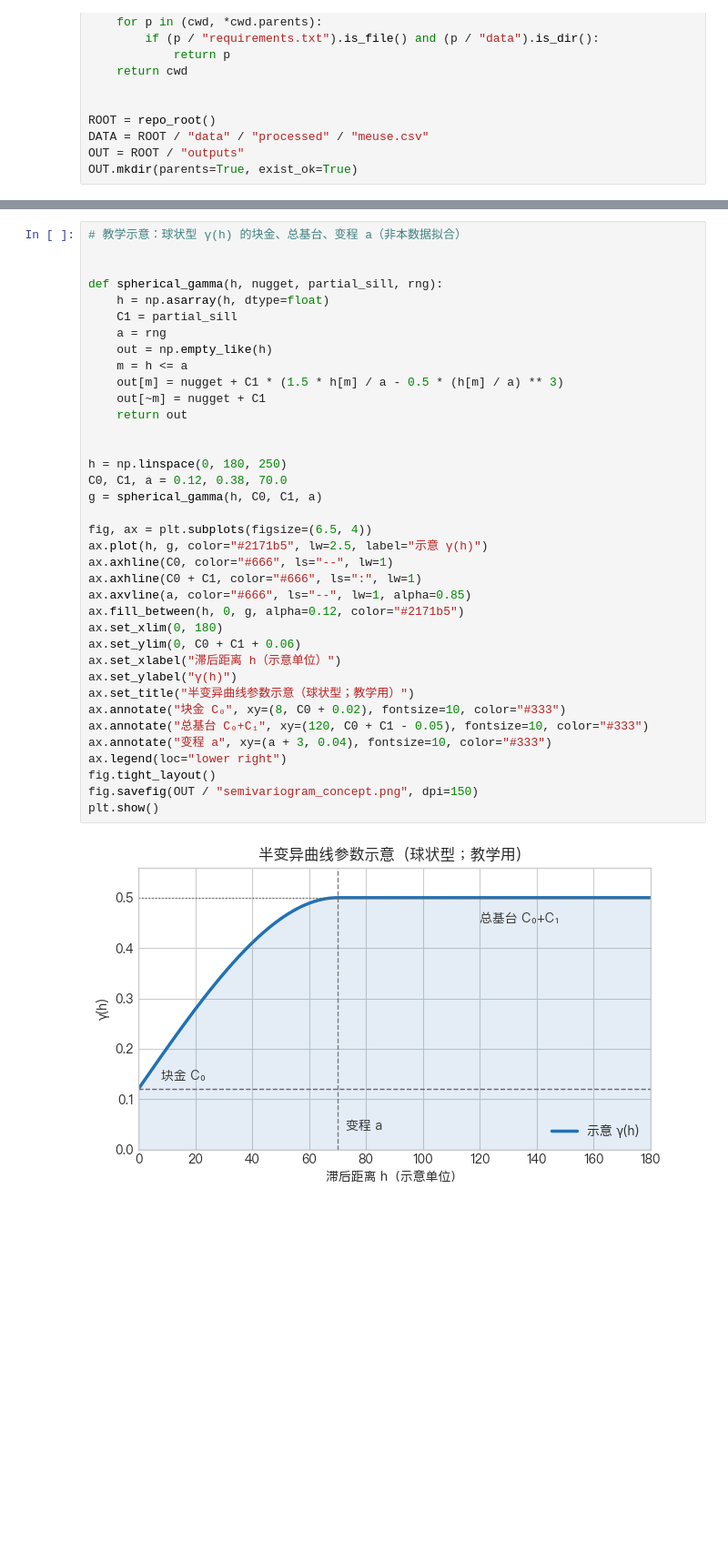
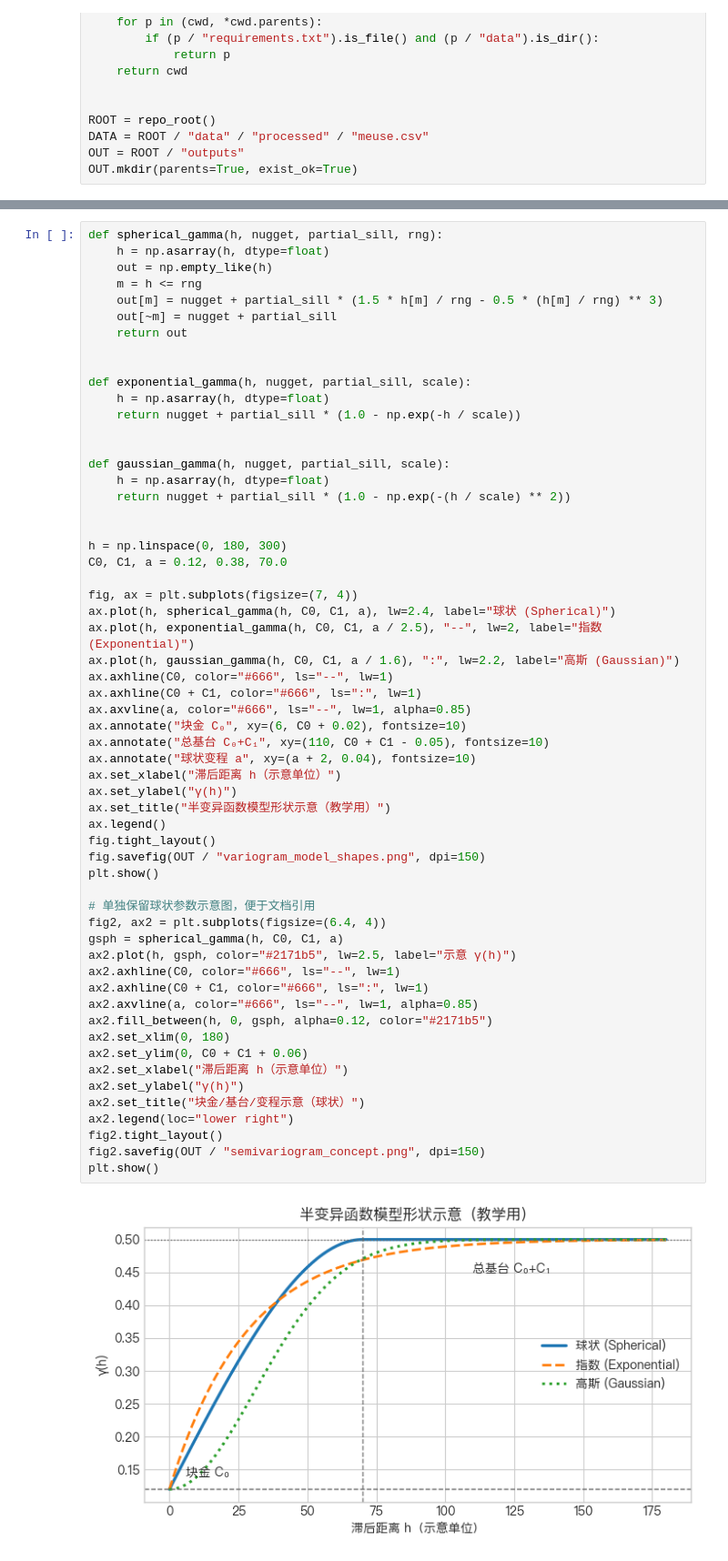
Before and after one commit to Mocha0724/Spatial_Analysis, a Jupyter notebook: cases/spatial-variability/spatial_variability_meuse.ipynb, the cells around one changed output, grey strips where cells are left out. Shown at 91% size. Saved outputs shown, nothing was run; the diff lists cells and outputs as text; blank space fills up the shorter version.

Commit message:
docs(cases): 将 Notebook 重构为一体化教学教案
将 spatial variogram 案例改造成可直接授课的单体 Notebook，在每个章节内整合理论推导、公式、示意图与可运行代码，并补充模型形状图与课堂练习，便于按教学流程从概念讲到拟合与参数解读。

Made-with: Cursor

```diff
--- a/cases/spatial-variability/spatial_variability_meuse.ipynb
+++ b/cases/spatial-variability/spatial_variability_meuse.ipynb
@@ -148,39 +232,60 @@ plt.show()
 # %%
-# 教学示意：球状型 γ(h) 的块金、总基台、变程 a（非本数据拟合）
-
-
 def spherical_gamma(h, nugget, partial_sill, rng):
     h = np.asarray(h, dtype=float)
-    C1 = partial_sill
-    a = rng
     out = np.empty_like(h)
-    m = h <= a
-    out[m] = nugget + C1 * (1.5 * h[m] / a - 0.5 * (h[m] / a) ** 3)
-    out[~m] = nugget + C1
+    m = h <= rng
+    out[m] = nugget + partial_sill * (1.5 * h[m] / rng - 0.5 * (h[m] / rng) ** 3)
+    out[~m] = nugget + partial_sill
     return out
 
 
-h = np.linspace(0, 180, 250)
+def exponential_gamma(h, nugget, partial_sill, scale):
+    h = np.asarray(h, dtype=float)
+    return nugget + partial_sill * (1.0 - np.exp(-h / scale))
+
+
+def gaussian_gamma(h, nugget, partial_sill, scale):
+    h = np.asarray(h, dtype=float)
+    return nugget + partial_sill * (1.0 - np.exp(-(h / scale) ** 2))
+
+
+h = np.linspace(0, 180, 300)
 C0, C1, a = 0.12, 0.38, 70.0
-g = spherical_gamma(h, C0, C1, a)
 
-fig, ax = plt.subplots(figsize=(6.5, 4))
-ax.plot(h, g, color="#2171b5", lw=2.5, label="示意 γ(h)")
+fig, ax = plt.subplots(figsize=(7, 4))
+ax.plot(h, spherical_gamma(h, C0, C1, a), lw=2.4, label="球状 (Spherical)")
+ax.plot(h, exponential_gamma(h, C0, C1, a / 2.5), "--", lw=2, label="指数 (Exponential)")
+ax.plot(h, gaussian_gamma(h, C0, C1, a / 1.6), ":", lw=2.2, label="高斯 (Gaussian)")
 ax.axhline(C0, color="#666", ls="--", lw=1)
 ax.axhline(C0 + C1, color="#666", ls=":", lw=1)
 ax.axvline(a, color="#666", ls="--", lw=1, alpha=0.85)
-ax.fill_between(h, 0, g, alpha=0.12, color="#2171b5")
-ax.set_xlim(0, 180)
-ax.set_ylim(0, C0 + C1 + 0.06)
+ax.annotate("块金 C₀", xy=(6, C0 + 0.02), fontsize=10)
+ax.annotate("总基台 C₀+C₁", xy=(110, C0 + C1 - 0.05), fontsize=10)
+ax.annotate("球状变程 a", xy=(a + 2, 0.04), fontsize=10)
 ax.set_xlabel("滞后距离 h（示意单位）")
 ax.set_ylabel("γ(h)")
-ax.set_title("半变异曲线参数示意（球状型；教学用）")
-ax.annotate("块金 C₀", xy=(8, C0 + 0.02), fontsize=10, color="#333")
-ax.annotate("总基台 C₀+C₁", xy=(120, C0 + C1 - 0.05), fontsize=10, color="#333")
-ax.annotate("变程 a", xy=(a + 3, 0.04), fontsize=10, color="#333")
-ax.legend(loc="lower right")
+ax.set_title("半变异函数模型形状示意（教学用）")
+ax.legend()
 fig.tight_layout()
-fig.savefig(OUT / "semivariogram_concept.png", dpi=150)
+fig.savefig(OUT / "variogram_model_shapes.png", dpi=150)
 plt.show()
+
+# 单独保留球状参数示意图，便于文档引用
+fig2, ax2 = plt.subplots(figsize=(6.4, 4))
+gsph = spherical_gamma(h, C0, C1, a)
+ax2.plot(h, gsph, color="#2171b5", lw=2.5, label="示意 γ(h)")
+ax2.axhline(C0, color="#666", ls="--", lw=1)
+ax2.axhline(C0 + C1, color="#666", ls=":", lw=1)
+ax2.axvline(a, color="#666", ls="--", lw=1, alpha=0.85)
+ax2.fill_between(h, 0, gsph, alpha=0.12, color="#2171b5")
+ax2.set_xlim(0, 180)
+ax2.set_ylim(0, C0 + C1 + 0.06)
+ax2.set_xlabel("滞后距离 h（示意单位）")
+ax2.set_ylabel("γ(h)")
+ax2.set_title("块金/基台/变程示意（球状）")
+ax2.legend(loc="lower right")
+fig2.tight_layout()
+fig2.savefig(OUT / "semivariogram_concept.png", dpi=150)
+plt.show()
 # %% [output]
-[figure, old version]
+[figure, new version]
```
Also changed, not shown: parts of 27 cells of this notebook, 7 other files.
